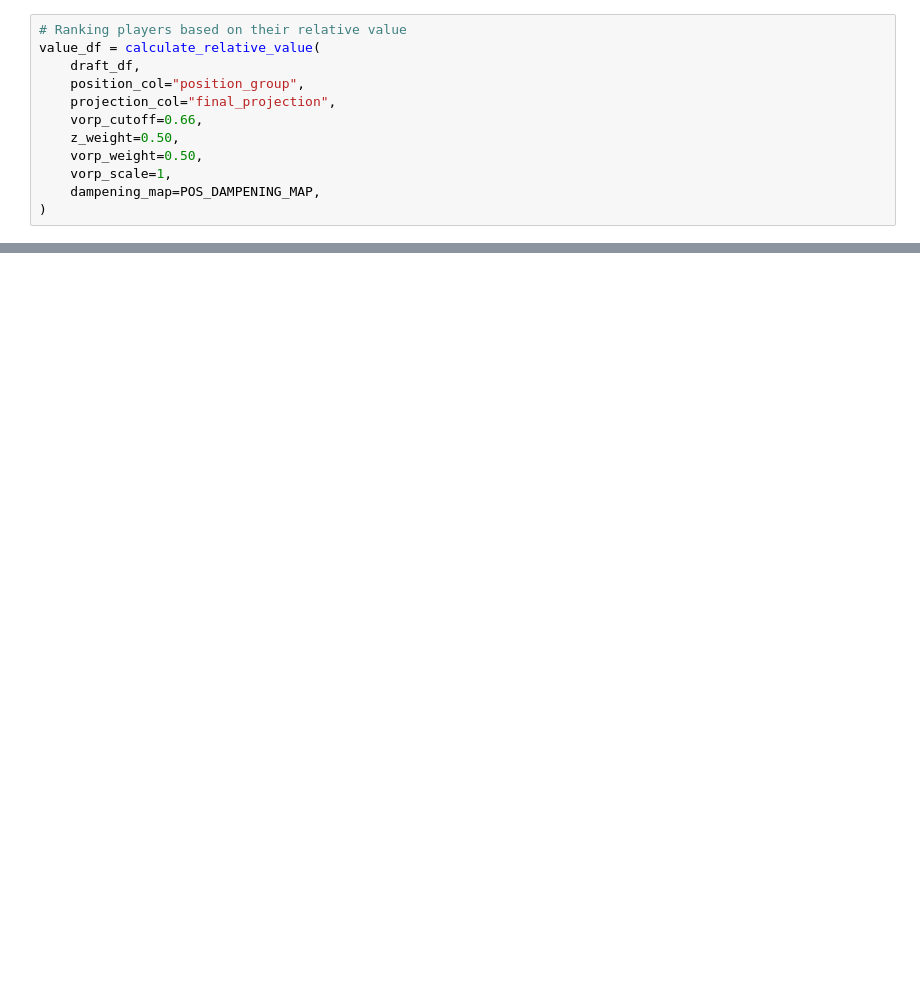
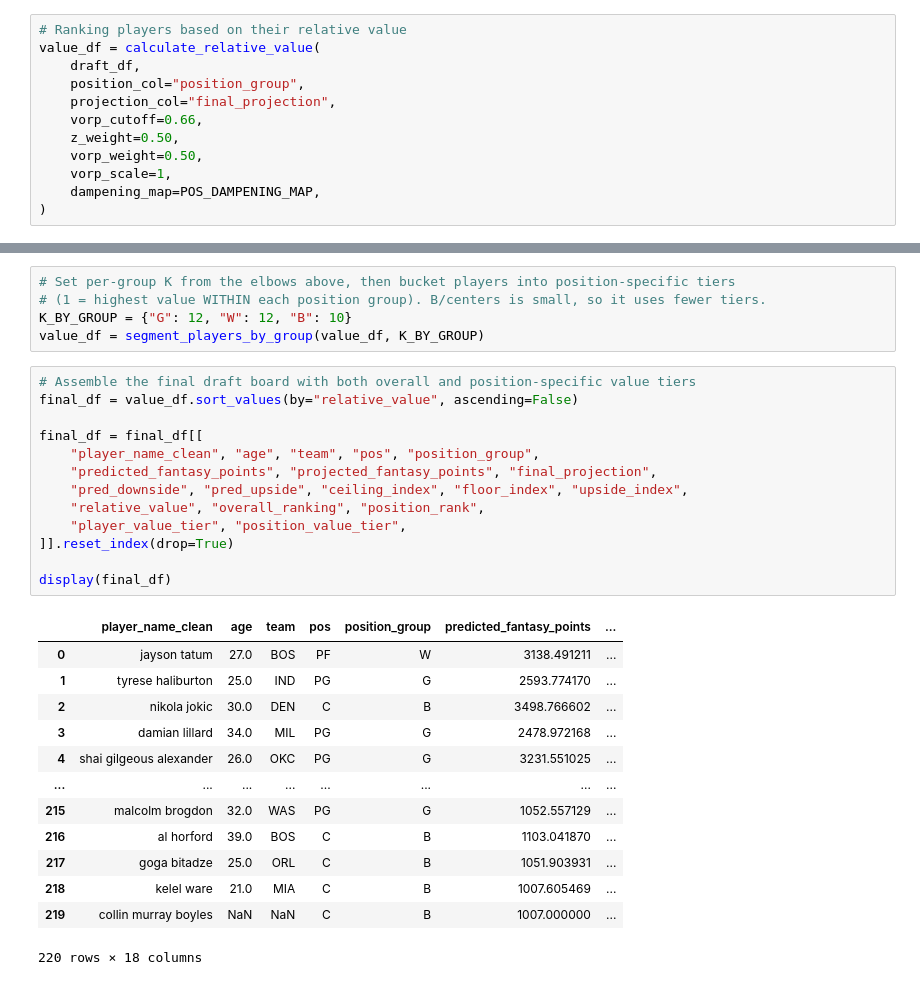
Before and after one commit to boon-man/nba_modeling, a Jupyter notebook: run_model.ipynb, the cells around one changed output, grey strips where cells are left out. Cells and saved outputs as stored; diff of their text form; blank space fills up the shorter version.

```diff
--- a/run_model.ipynb
+++ b/run_model.ipynb
@@ -773,0 +824,32 @@ value_df = calculate_relative_value(
+# %%
+# Set per-group K from the elbows above, then bucket players into position-specific tiers
+# (1 = highest value WITHIN each position group). B/centers is small, so it uses fewer tiers.
+K_BY_GROUP = {"G": 12, "W": 12, "B": 10}
+value_df = segment_players_by_group(value_df, K_BY_GROUP)
+# %%
+# Assemble the final draft board with both overall and position-specific value tiers
+final_df = value_df.sort_values(by="relative_value", ascending=False)
+
+final_df = final_df[[
+    "player_name_clean", "age", "team", "pos", "position_group",
+    "predicted_fantasy_points", "projected_fantasy_points", "final_projection",
+    "pred_downside", "pred_upside", "ceiling_index", "floor_index", "upside_index",
+    "relative_value", "overall_ranking", "position_rank",
+    "player_value_tier", "position_value_tier",
+]].reset_index(drop=True)
+
+display(final_df)
+# %% [output]
+|  | player_name_clean | age | team | pos | position_group | predicted_fantasy_points | ... |
+| 0 | jayson tatum | 27.0 | BOS | PF | W | 3138.491211 | ... |
+| 1 | tyrese haliburton | 25.0 | IND | PG | G | 2593.774170 | ... |
+| 2 | nikola jokic | 30.0 | DEN | C | B | 3498.766602 | ... |
+| 3 | damian lillard | 34.0 | MIL | PG | G | 2478.972168 | ... |
+| 4 | shai gilgeous alexander | 26.0 | OKC | PG | G | 3231.551025 | ... |
+| ... | ... | ... | ... | ... | ... | ... | ... |
+| 215 | malcolm brogdon | 32.0 | WAS | PG | G | 1052.557129 | ... |
+| 216 | al horford | 39.0 | BOS | C | B | 1103.041870 | ... |
+| 217 | goga bitadze | 25.0 | ORL | C | B | 1051.903931 | ... |
+| 218 | kelel ware | 21.0 | MIA | C | B | 1007.605469 | ... |
+| 219 | collin murray boyles | NaN | NaN | C | B | 1007.000000 | ... |
+220 rows × 18 columns
```
Also changed, not shown: parts of 21 cells of this notebook, 4 other files.
